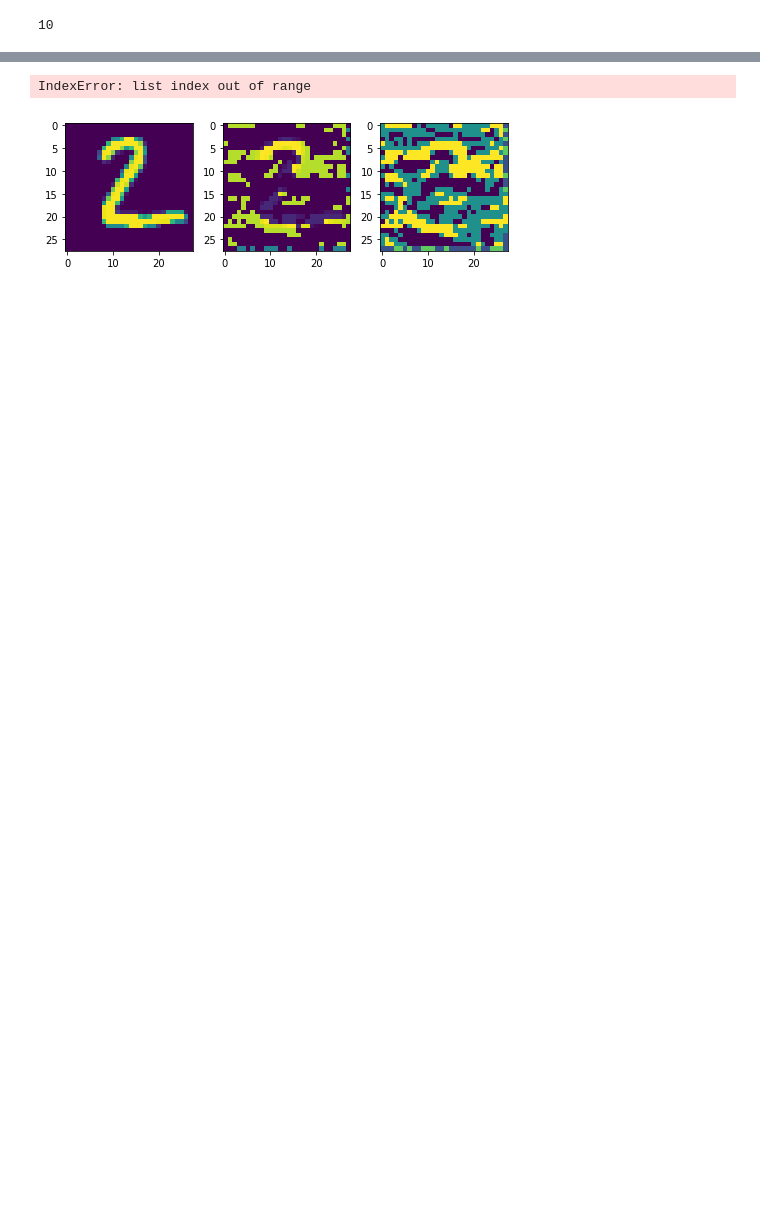
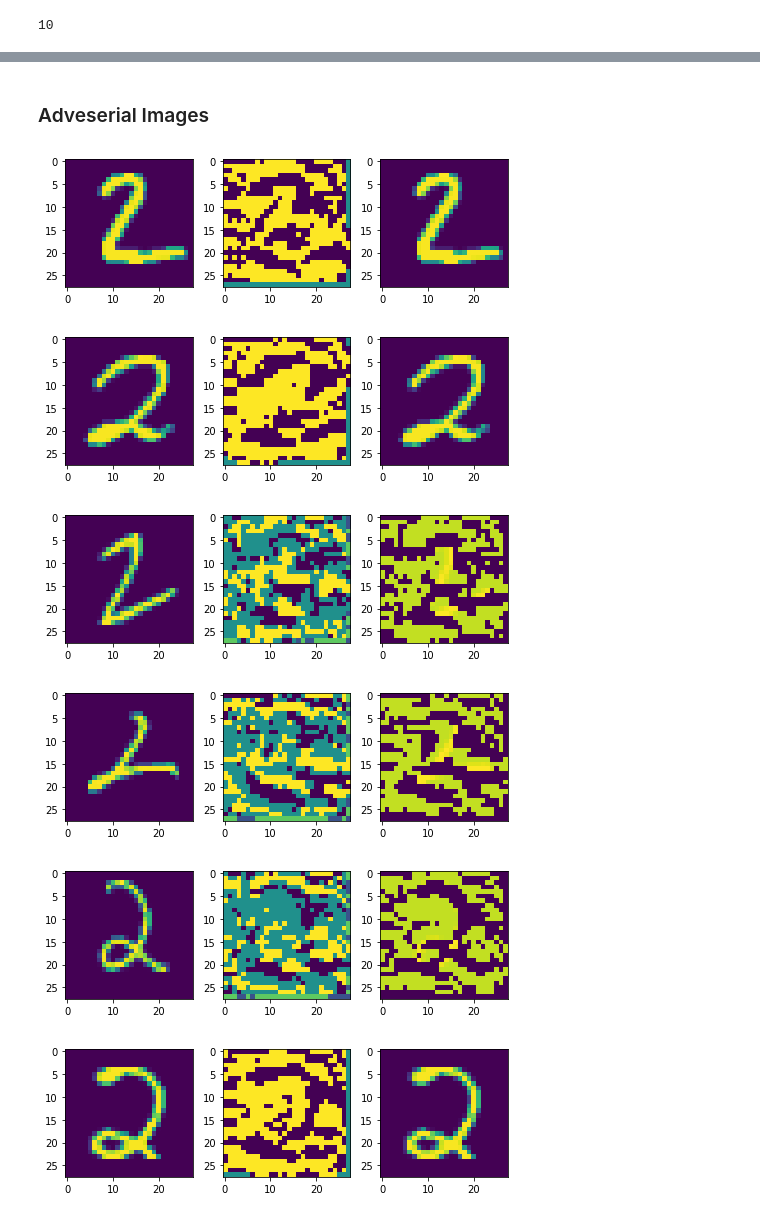
Before and after one commit to Ather23/adveserial-examples-500px, a Jupyter notebook: mnist-500px.ipynb, the cells around one changed output, grey strips where cells are left out. Cells and saved outputs as stored; diff of their text form; code cells hidden in the pictures; blank space fills up the shorter version.

```diff
--- a/mnist-500px.ipynb
+++ b/mnist-500px.ipynb
@@ -272,6 +276,14 @@ print(len(predicted_imgs))
 from keras import metrics
 def compute_adveserial_noise(correct_img,model,epsilon=10,wrong_class=6,
                  correct_class=2,total_steps=20):
+
+    """
+    Generate adverserial examples
+
+    References:
+    1. https://github.com/rodgzilla/machine_learning_adversarial_examples/blob/master/Adversarial%20examples%20-%20detailled%20process.ipynb
+    2. https://github.com/Hvass-Labs/TensorFlow-Tutorials/blob/master/11_Adversarial_Examples.ipynb
+    """
 
     #init no noise
     noise = 0
@@ -291,6 +303,7 @@ def compute_adveserial_noise(correct_img,model,epsilon=10,wrong_class=6,
         target_variable = K.variable(target)
 
         #compute loss for the wrong class
+        # https://github.com/rodgzilla/machine_learning_adversarial_examples/blob/master/Adversarial%20examples%20-%20detailled%20process.ipynb
         loss = metrics.categorical_crossentropy(model.output, target_variable)
         gradients  = K.gradients(loss, model.input)
         get_grad_values = K.function([model.input], gradients)
@@ -301,9 +314,6 @@ def compute_adveserial_noise(correct_img,model,epsilon=10,wrong_class=6,
         adv_scr=new_pred[0][wrong_class]
         correct_scr =new_pred[0][correct_class]
         grad_absmax = np.abs(grad_values).max()
-        step_size = 7 / grad_absmax
-
-
         adv_pred = np.argmax(new_pred)
 #         print("Adverserial score: ",adv_scr)
 #         print("Adveserial Prediction score: ",adv_pred)
@@ -312,7 +322,6 @@ def compute_adveserial_noise(correct_img,model,epsilon=10,wrong_class=6,
 
         if adv_scr <=0.99:
             noise -=np.array(grad_signs)[0][0]*epsilon
-#             noise = np.clip(a=noise,a_min=-3,a_max=3)
             adv_img = new_img
         else:
             break
@@ -323,16 +332,16 @@ def genereate_adv_imgs(top10_imgs):
     adv_img_list = []
     delta_img_list = []
 
-    for idx,img in enumerate(top10_imgs[0:1]):
+    for idx,img in enumerate(top10_imgs):
         print("Image#: ",idx)
         noise,adv_img = compute_adveserial_noise(img,model,
-                                                 wrong_class=6,epsilon=0.01,
+                                                 wrong_class=6,epsilon=10,
                                correct_class=2,total_steps=100)
         adv_img_list.append(adv_img)
         delta_img_list.append(noise)
     print("###Done###")
     return adv_img_list,delta_img_list
 
-noise,adv_img = genereate_adv_imgs(predicted_imgs)
+adv_img,noise = genereate_adv_imgs(predicted_imgs)
 # %% [output]
 Image#:  0
@@ -341,26 +358,35 @@ Image#:  0
+# %% [markdown]
+### Adveserial Images
 # %%
 import matplotlib.pyplot as plt
 
+
+##plotting adveserial examples
 w=10
 h=10
 columns = 3
 rows = 5
-for i in range(0, 2):
+for i in range(0, 10):
     img =correct_class_imgs[i].reshape((28,28))
     delta = noise[i].reshape((28,28))
     new_img = adv_img[i].reshape((28,28))
     fig=plt.figure(figsize=(8, 8))
+    fig.add_subplot(3, 3, 1)
 
-    fig.add_subplot(3, 3, 1)
     plt.imshow(img)
 
     fig.add_subplot(3, 3, 2)
     plt.imshow(delta)
 
     fig.add_subplot(3, 3, 3)
     plt.imshow(new_img)
 
+plt.savefig("adverserial_examples.png")
 plt.show()
 # %% [output]
-IndexError: list index out of range
-[figure, old version]
+[figure, new version]
+[figure, added]
+[figure, added]
+[figure, added]
+[figure, added]
+[figure, added]
```
Also changed, not shown: parts of 12 cells of this notebook.
